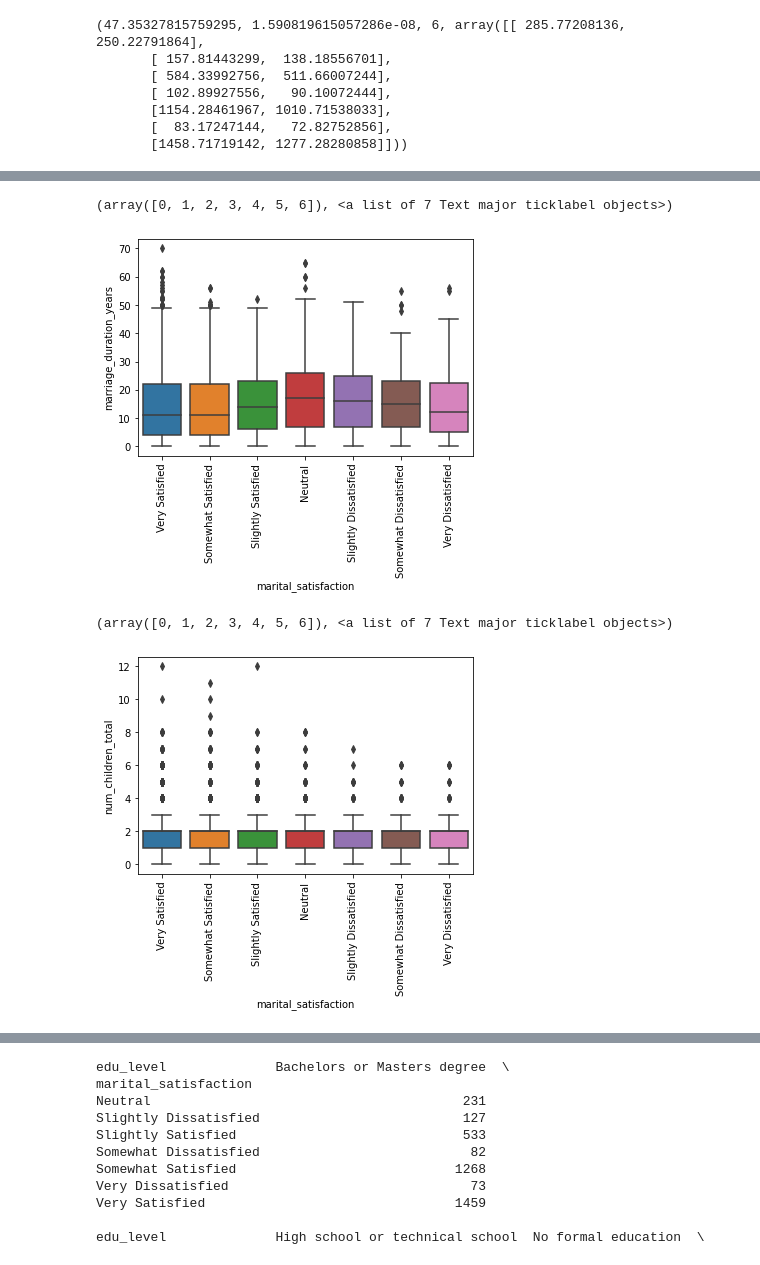
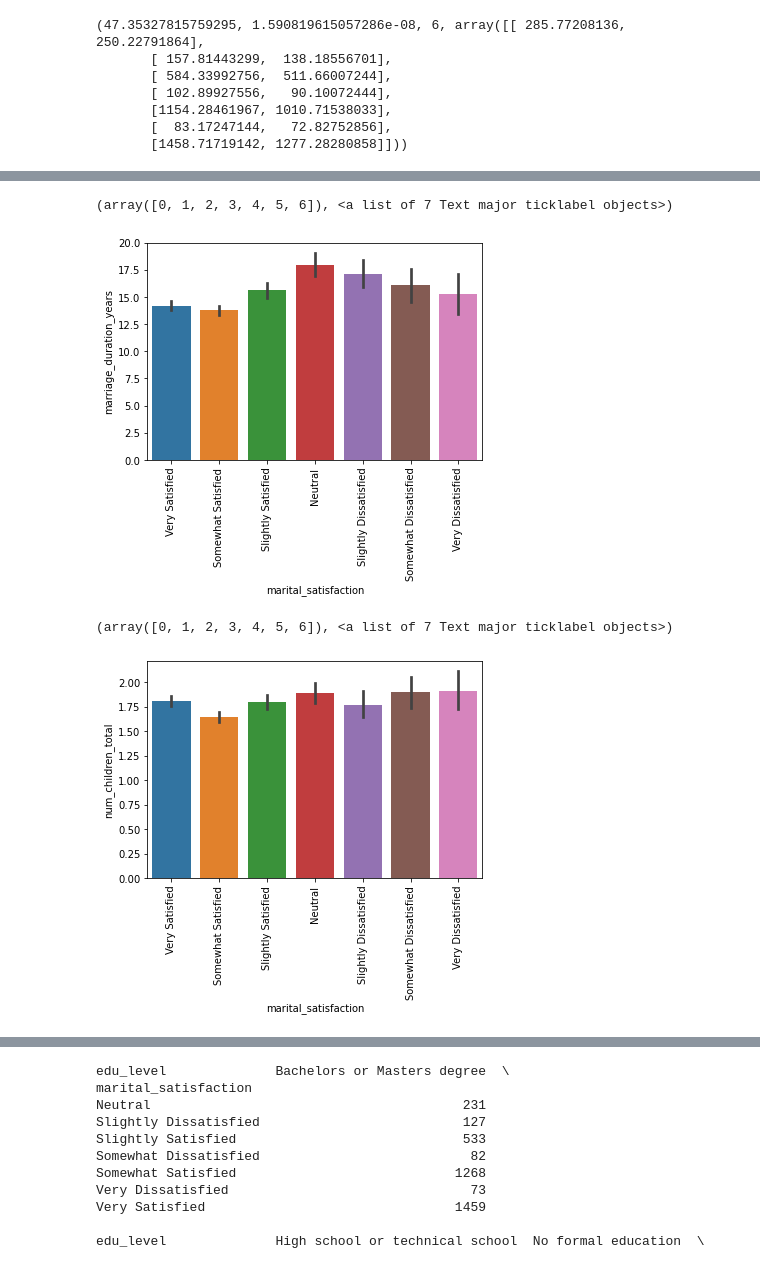
Before and after one commit to clahonta/Springboard_Capstone_2, a Jupyter notebook: Capstone Three - Exploratory Data Analysis.ipynb, the cells around one changed output, grey strips where cells are left out. Drawn from its saved outputs; the diff is of its cells as text; code cells hidden in the pictures.

```diff
--- a/Capstone Three - Exploratory Data Analysis.ipynb
+++ b/Capstone Three - Exploratory Data Analysis.ipynb
@@ -177,15 +185,15 @@ plt.xticks(rotation=90)
 # %%
 #Once again, hard to see if there is any effect! Pearson R is very weak
 
-sns.boxplot(y=data_wrangled['marriage_duration_years'], x=data_wrangled['marital_satisfaction'], data=data_wrangled, order=marsat_responses)
+sns.barplot(y=data_wrangled['marriage_duration_years'], x=data_wrangled['marital_satisfaction'], data=data_wrangled, order=marsat_responses)
 plt.xticks(rotation=90)
 # %% [output]
 (array([0, 1, 2, 3, 4, 5, 6]), <a list of 7 Text major ticklabel objects>)
-[figure, old version]
+[figure, new version]
 # %%
-sns.boxplot(y=data_wrangled['num_children_total'], x=data_wrangled['marital_satisfaction'], data=data_wrangled, order=marsat_responses)
+sns.barplot(y=data_wrangled['num_children_total'], x=data_wrangled['marital_satisfaction'], data=data_wrangled, order=marsat_responses)
 plt.xticks(rotation=90)
 # %% [output]
 (array([0, 1, 2, 3, 4, 5, 6]), <a list of 7 Text major ticklabel objects>)
-[figure, old version]
+[figure, new version]
 # %%
```
Also changed, not shown: parts of 8 cells of this notebook, 12 other files.
